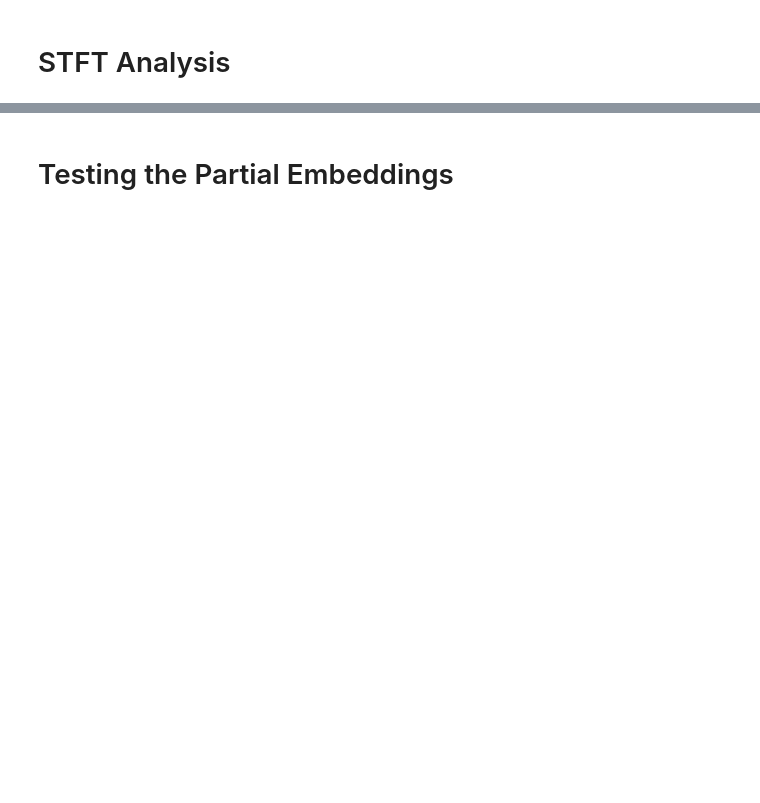
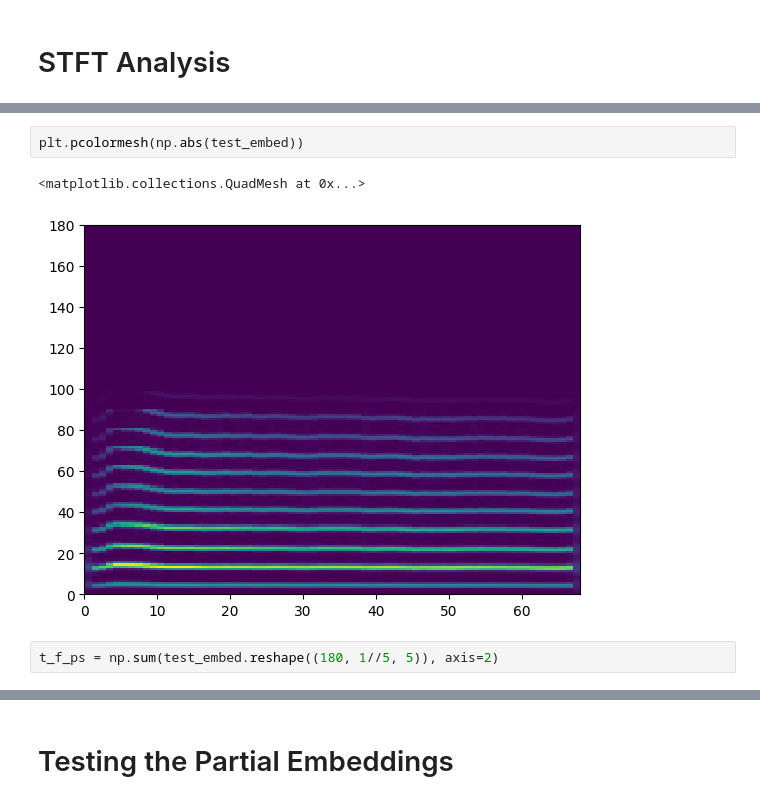
Before and after one commit to evgerritz/principal-timbre-analysis, a Jupyter notebook: Principal Timbre Analysis.ipynb, the cells around one changed output, grey strips where cells are left out. Saved outputs shown, nothing was run; the diff lists cells and outputs as text; blank space fills up the shorter version.

```diff
--- a/Principal Timbre Analysis.ipynb
+++ b/Principal Timbre Analysis.ipynb
@@ -93,0 +138,7 @@ X.shape
+# %%
+plt.pcolormesh(np.abs(test_embed))
+# %% [output]
+<matplotlib.collections.QuadMesh at 0x...>
+[figure, added]
+# %%
+t_f_ps = np.sum(test_embed.reshape((180, 1//5, 5)), axis=2)
```
Also changed, not shown: parts of 55 cells of this notebook, 1 other file.
